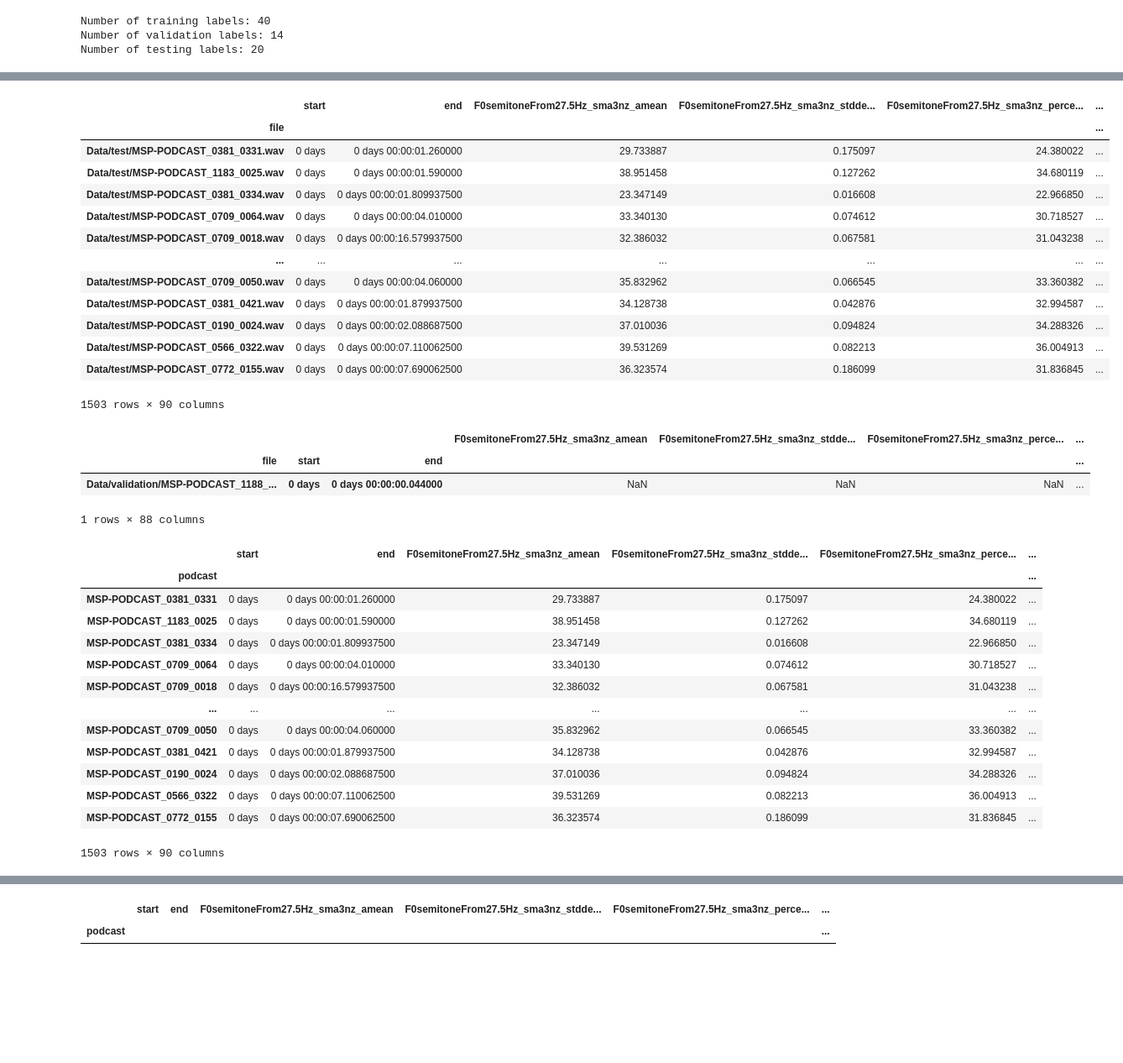
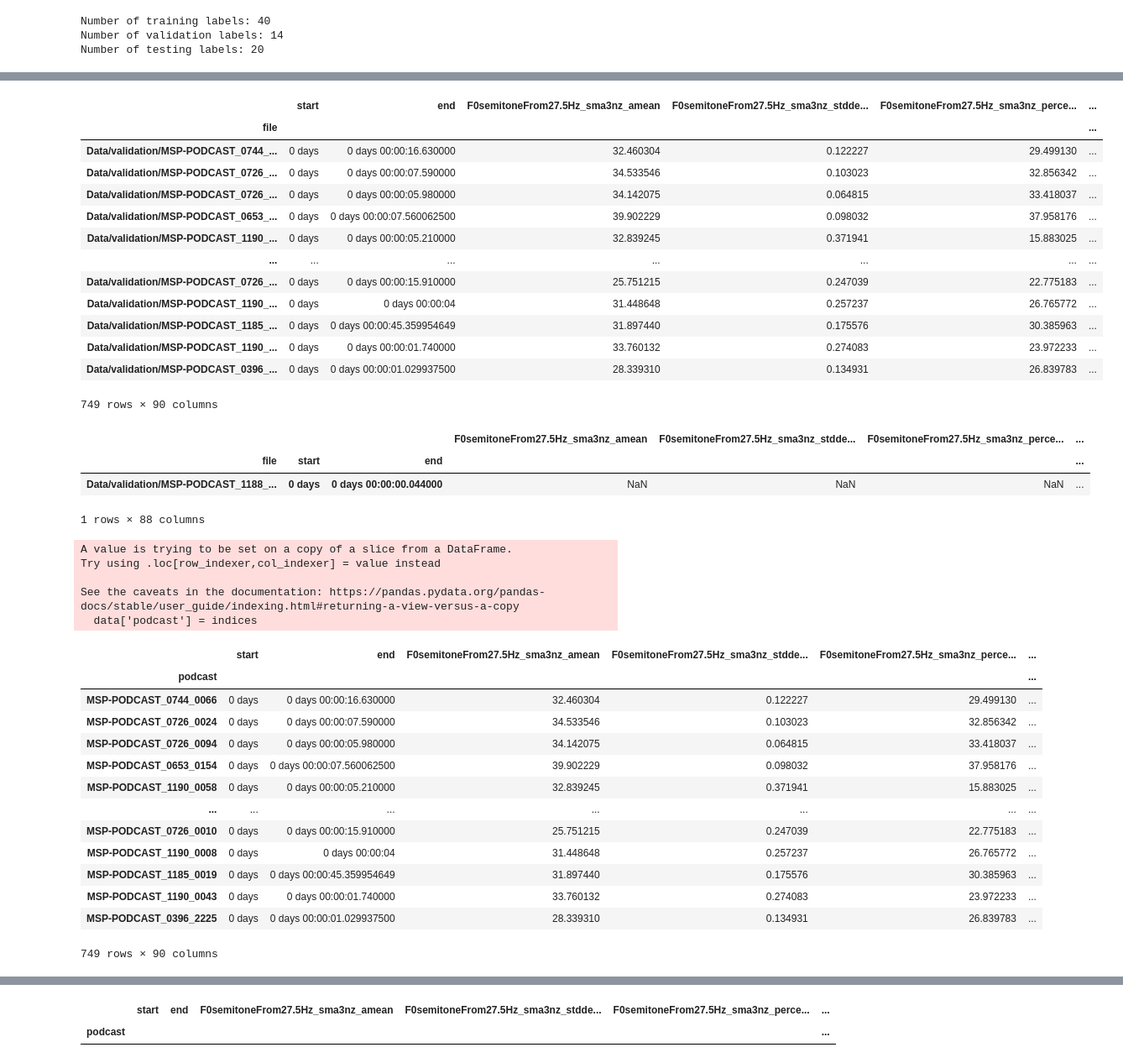
Before and after one commit to eddie8615/ABI_research, a Jupyter notebook: Data Preprocessing.ipynb, the cells around one changed output, grey strips where cells are left out. Shown at 84% size. Saved outputs shown, nothing was run; the diff lists cells and outputs as text; code cells hidden in the pictures; blank space fills up the shorter version.

```diff
--- a/Data Preprocessing.ipynb
+++ b/Data Preprocessing.ipynb
@@ -40,8 +53,8 @@ smile = opensmile.Smile(
 )
 # %%
 file_paths = []
-for file in os.listdir(test_path):
-    file_paths.append(os.path.join(test_path, file))
-validation = smile.process_files(file_paths)
+for file in os.listdir(validation_path):
+    file_paths.append(os.path.join(validation_path, file))
+data = smile.process_files(file_paths)
 # %%
 # Errors in segment.json file that there are the same start and end time for MSP-PODCAST_0153 audio
@@ -54,6 +68,6 @@ validation[validation.isna().any(axis=1)]
 # %%
-validation = validation.reset_index(level=[1,2])
-validation
+data = data.reset_index(level=[1,2])
+data
 # %% [output]
 |  | start | end | F0semitoneFrom27.5Hz_sma3nz_amean | F0semitoneFrom27.5Hz_sma3nz_stdde... | F0semitoneFrom27.5Hz_sma3nz_perce... | ... |
 | file |  |  |  |  |  | ... |
@@ -72,22 +86,22 @@ validation
 # %%
 # train.dropna()
-validation = validation.dropna()
-validation
+data = data.dropna()
+data
 # %% [output]
 |  | start | end | F0semitoneFrom27.5Hz_sma3nz_amean | F0semitoneFrom27.5Hz_sma3nz_stdde... | F0semitoneFrom27.5Hz_sma3nz_perce... | ... |
 | file |  |  |  |  |  | ... |
-| Data/test/MSP-PODCAST_0381_0331.wav | 0 days | 0 days 00:00:01.260000 | 29.733887 | 0.175097 | 24.380022 | ... |
-| Data/test/MSP-PODCAST_1183_0025.wav | 0 days | 0 days 00:00:01.590000 | 38.951458 | 0.127262 | 34.680119 | ... |
-| Data/test/MSP-PODCAST_0381_0334.wav | 0 days | 0 days 00:00:01.809937500 | 23.347149 | 0.016608 | 22.966850 | ... |
-| Data/test/MSP-PODCAST_0709_0064.wav | 0 days | 0 days 00:00:04.010000 | 33.340130 | 0.074612 | 30.718527 | ... |
-| Data/test/MSP-PODCAST_0709_0018.wav | 0 days | 0 days 00:00:16.579937500 | 32.386032 | 0.067581 | 31.043238 | ... |
+| Data/validation/MSP-PODCAST_0744_... | 0 days | 0 days 00:00:16.630000 | 32.460304 | 0.122227 | 29.499130 | ... |
+| Data/validation/MSP-PODCAST_0726_... | 0 days | 0 days 00:00:07.590000 | 34.533546 | 0.103023 | 32.856342 | ... |
+| Data/validation/MSP-PODCAST_0726_... | 0 days | 0 days 00:00:05.980000 | 34.142075 | 0.064815 | 33.418037 | ... |
+| Data/validation/MSP-PODCAST_0653_... | 0 days | 0 days 00:00:07.560062500 | 39.902229 | 0.098032 | 37.958176 | ... |
+| Data/validation/MSP-PODCAST_1190_... | 0 days | 0 days 00:00:05.210000 | 32.839245 | 0.371941 | 15.883025 | ... |
 | ... | ... | ... | ... | ... | ... | ... |
-| Data/test/MSP-PODCAST_0709_0050.wav | 0 days | 0 days 00:00:04.060000 | 35.832962 | 0.066545 | 33.360382 | ... |
-| Data/test/MSP-PODCAST_0381_0421.wav | 0 days | 0 days 00:00:01.879937500 | 34.128738 | 0.042876 | 32.994587 | ... |
-| Data/test/MSP-PODCAST_0190_0024.wav | 0 days | 0 days 00:00:02.088687500 | 37.010036 | 0.094824 | 34.288326 | ... |
-| Data/test/MSP-PODCAST_0566_0322.wav | 0 days | 0 days 00:00:07.110062500 | 39.531269 | 0.082213 | 36.004913 | ... |
-| Data/test/MSP-PODCAST_0772_0155.wav | 0 days | 0 days 00:00:07.690062500 | 36.323574 | 0.186099 | 31.836845 | ... |
+| Data/validation/MSP-PODCAST_0726_... | 0 days | 0 days 00:00:15.910000 | 25.751215 | 0.247039 | 22.775183 | ... |
+| Data/validation/MSP-PODCAST_1190_... | 0 days | 0 days 00:00:04 | 31.448648 | 0.257237 | 26.765772 | ... |
+| Data/validation/MSP-PODCAST_1185_... | 0 days | 0 days 00:00:45.359954649 | 31.897440 | 0.175576 | 30.385963 | ... |
+| Data/validation/MSP-PODCAST_1190_... | 0 days | 0 days 00:00:01.740000 | 33.760132 | 0.274083 | 23.972233 | ... |
+| Data/validation/MSP-PODCAST_0396_... | 0 days | 0 days 00:00:01.029937500 | 28.339310 | 0.134931 | 26.839783 | ... |
-1503 rows × 90 columns
+749 rows × 90 columns
 # %%
 file_paths = []
 for file in os.listdir(validation_path):
@@ -101,27 +115,32 @@ validation[validation.isna().any(axis=1)]
 1 rows × 88 columns
 # %%
 indices = []
-for index in validation.index:
-    indices.append(index[10:-4])
-
-validation['podcast'] = indices
-validation = validation.set_index('podcast')
-validation
+for index in data.index:
+    indices.append(index[16:-4])
+# indices
+data['podcast'] = indices
+data = data.set_index('podcast')
+data
 # %% [output]
+A value is trying to be set on a copy of a slice from a DataFrame.
+Try using .loc[row_indexer,col_indexer] = value instead
+
+See the caveats in the documentation: https://pandas.pydata.org/pandas-docs/stable/user_guide/indexing.html#returning-a-view-versus-a-copy
+  data['podcast'] = indices
 |  | start | end | F0semitoneFrom27.5Hz_sma3nz_amean | F0semitoneFrom27.5Hz_sma3nz_stdde... | F0semitoneFrom27.5Hz_sma3nz_perce... | ... |
 | podcast |  |  |  |  |  | ... |
-| MSP-PODCAST_0381_0331 | 0 days | 0 days 00:00:01.260000 | 29.733887 | 0.175097 | 24.380022 | ... |
-| MSP-PODCAST_1183_0025 | 0 days | 0 days 00:00:01.590000 | 38.951458 | 0.127262 | 34.680119 | ... |
-| MSP-PODCAST_0381_0334 | 0 days | 0 days 00:00:01.809937500 | 23.347149 | 0.016608 | 22.966850 | ... |
-| MSP-PODCAST_0709_0064 | 0 days | 0 days 00:00:04.010000 | 33.340130 | 0.074612 | 30.718527 | ... |
-| MSP-PODCAST_0709_0018 | 0 days | 0 days 00:00:16.579937500 | 32.386032 | 0.067581 | 31.043238 | ... |
+| MSP-PODCAST_0744_0066 | 0 days | 0 days 00:00:16.630000 | 32.460304 | 0.122227 | 29.499130 | ... |
+| MSP-PODCAST_0726_0024 | 0 days | 0 days 00:00:07.590000 | 34.533546 | 0.103023 | 32.856342 | ... |
+| MSP-PODCAST_0726_0094 | 0 days | 0 days 00:00:05.980000 | 34.142075 | 0.064815 | 33.418037 | ... |
+| MSP-PODCAST_0653_0154 | 0 days | 0 days 00:00:07.560062500 | 39.902229 | 0.098032 | 37.958176 | ... |
+| MSP-PODCAST_1190_0058 | 0 days | 0 days 00:00:05.210000 | 32.839245 | 0.371941 | 15.883025 | ... |
 | ... | ... | ... | ... | ... | ... | ... |
-| MSP-PODCAST_0709_0050 | 0 days | 0 days 00:00:04.060000 | 35.832962 | 0.066545 | 33.360382 | ... |
-| MSP-PODCAST_0381_0421 | 0 days | 0 days 00:00:01.879937500 | 34.128738 | 0.042876 | 32.994587 | ... |
-| MSP-PODCAST_0190_0024 | 0 days | 0 days 00:00:02.088687500 | 37.010036 | 0.094824 | 34.288326 | ... |
-| MSP-PODCAST_0566_0322 | 0 days | 0 days 00:00:07.110062500 | 39.531269 | 0.082213 | 36.004913 | ... |
-| MSP-PODCAST_0772_0155 | 0 days | 0 days 00:00:07.690062500 | 36.323574 | 0.186099 | 31.836845 | ... |
+| MSP-PODCAST_0726_0010 | 0 days | 0 days 00:00:15.910000 | 25.751215 | 0.247039 | 22.775183 | ... |
+| MSP-PODCAST_1190_0008 | 0 days | 0 days 00:00:04 | 31.448648 | 0.257237 | 26.765772 | ... |
+| MSP-PODCAST_1185_0019 | 0 days | 0 days 00:00:45.359954649 | 31.897440 | 0.175576 | 30.385963 | ... |
+| MSP-PODCAST_1190_0043 | 0 days | 0 days 00:00:01.740000 | 33.760132 | 0.274083 | 23.972233 | ... |
+| MSP-PODCAST_0396_2225 | 0 days | 0 days 00:00:01.029937500 | 28.339310 | 0.134931 | 26.839783 | ... |
-1503 rows × 90 columns
+749 rows × 90 columns
 # %%
 li = os.listdir(arouse_path)
 list1 = []
```
Also changed, not shown: parts of 15 cells of this notebook, 8 other files.
